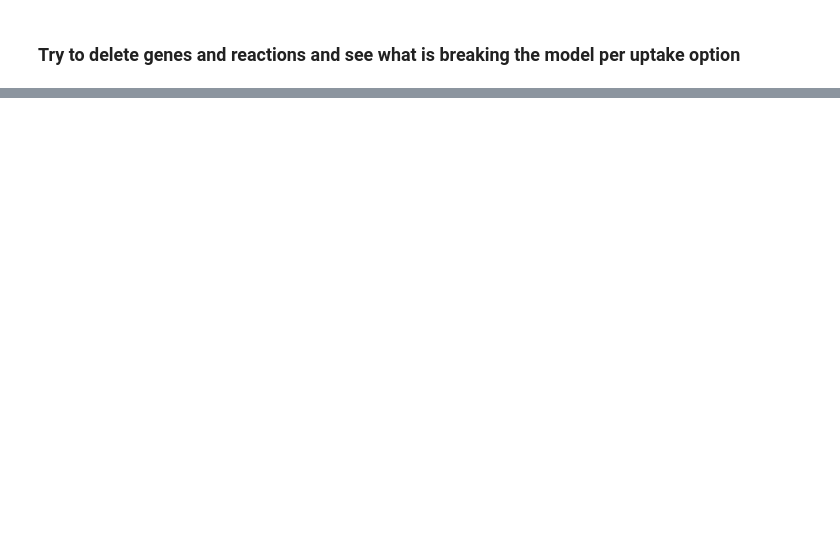
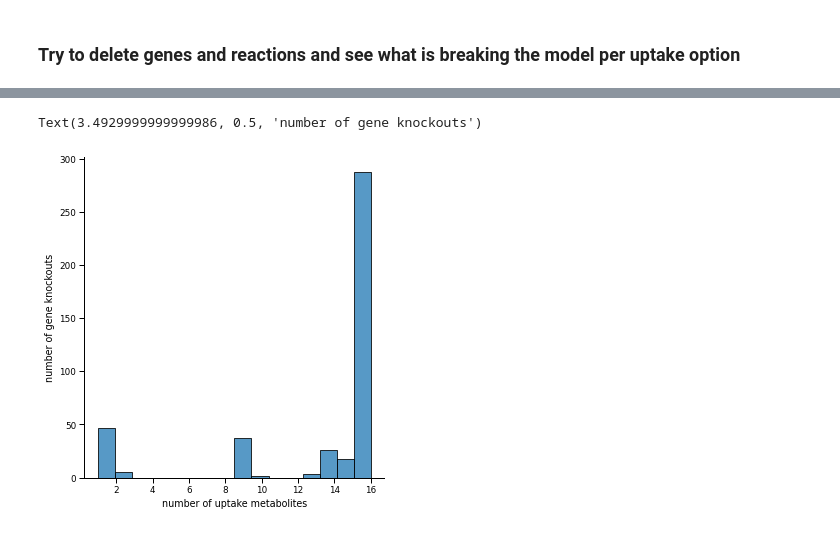
Before and after one commit to wosnat/Prochlorococcus_Model, a Jupyter notebook: N_Starvation/CC1A3_N_knockouts.ipynb, the cells around one changed output, grey strips where cells are left out. Drawn from its saved outputs; the diff is of its cells as text; code cells hidden in the pictures; blank space fills up the shorter version.

Commit message:
add knockout and gene info, initial coculture analysis

```diff
--- a/N_Starvation/CC1A3_N_knockouts.ipynb
+++ b/N_Starvation/CC1A3_N_knockouts.ipynb
@@ -363,0 +567,5 @@ uptake_reaction_knockout_df = pd.concat([_reaction_deletion_uptake(u) for u in d
+# %%
+gene_uptake_knockout_df['knockout'] = 'gene'
+gids_of_reactions_df['knockout'] = 'reaction'
+# %%
+gene_uptake_knockout_df = pd.concat([gene_uptake_knockout_df, gids_of_reactions_df])
@@ -363,0 +579,8 @@ uptake_reaction_knockout_df = pd.concat([_reaction_deletion_uptake(u) for u in d
+# %%
+gene_uptake_knockout_df = pd.merge(gene_uptake_knockout_df, pmm_df, left_on='gid', right_on='pmm', how='left')
+# %%
+cols = ['gene_id', 'gene', 'product', 'status', 'sub', 'path', 'ecpath',
+       'baseMean', 'log2FoldChange',  'padj',
+       ]
+gene_uptake_knockout_df = pd.merge(gene_uptake_knockout_df, deseq_df[cols], on='gene_id',
+         how='left', suffixes=['', '_de'])
@@ -363,0 +615,7 @@ uptake_reaction_knockout_df = pd.concat([_reaction_deletion_uptake(u) for u in d
+# %%
+sns.displot(gene_uptake_knockout_df.groupby('gid').size(), bins=16)
+plt.xlabel('number of uptake metabolites')
+plt.ylabel('number of gene knockouts')
+# %% [output]
+Text(3.4929999999999986, 0.5, 'number of gene knockouts')
+[figure, added]
```
Also changed, not shown: parts of 118 cells of this notebook, 23 other files.
